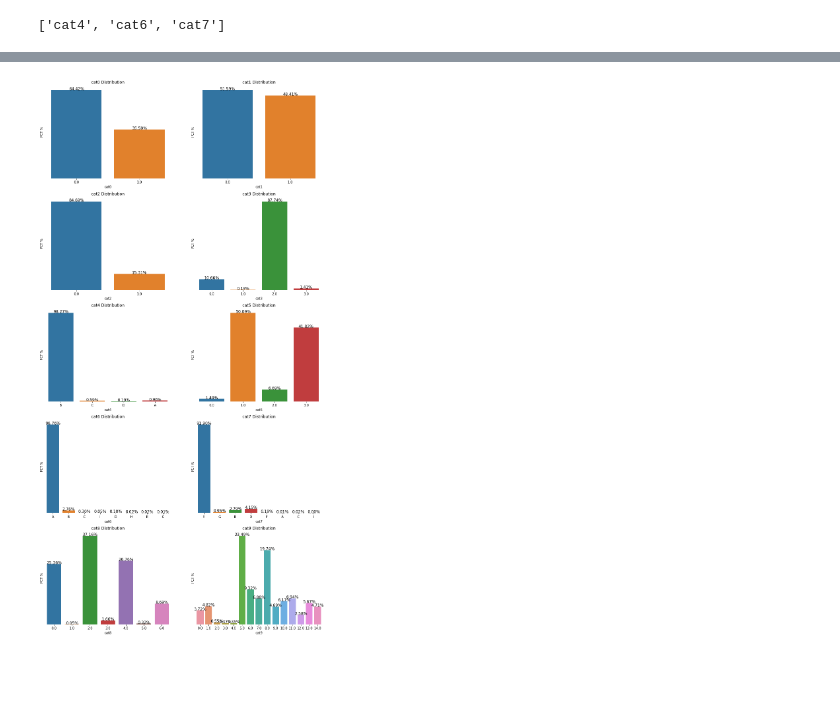
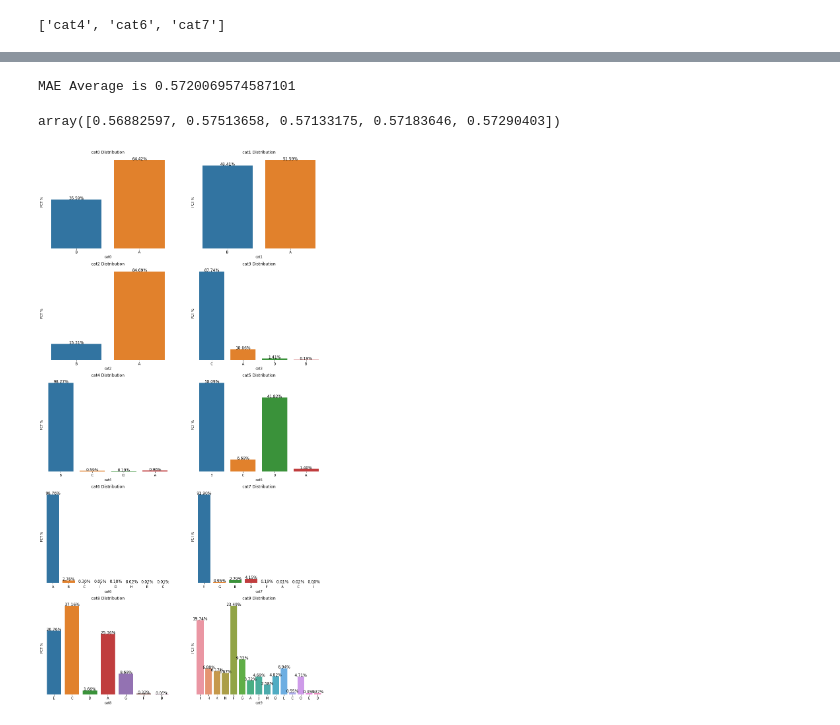
Before and after one commit to fouad89/30DaysofML-Kaggle, a Jupyter notebook: 30-days-of-ml-competition1/06_XGBoost new params.ipynb, the cells around one changed output, grey strips where cells are left out. Saved outputs shown, nothing was run; the diff lists cells and outputs as text; code cells hidden in the pictures; blank space fills up the shorter version.

```diff
--- a/30-days-of-ml-competition1/06_XGBoost new params.ipynb
+++ b/30-days-of-ml-competition1/06_XGBoost new params.ipynb
@@ -36,9 +33,8 @@ import warnings
 warnings.simplefilter(action='ignore', category=Warning)
 # %%
 COMPETETION_PATH = "/content/drive/MyDrive/30-days-of-ml-competition1"
-TRAIN_DATA_PATH = "/content/drive/MyDrive/30-days-of-ml-competition1/data/train.csv"
-TEST_DATA_PATH = "/content/drive/MyDrive/30-days-of-ml-competition1/data/test.csv"
-OUTPUT_PATH = "/content/drive/MyDrive/30-days-of-ml-competition1/output"
+TRAIN_DATA_PATH = os.path.join("data", "train.csv")
+TEST_DATA_PATH = os.path.join("data", "test.csv")
 # %%
 def read_organise_data(train=TRAIN_DATA_PATH):
     """read the data from a path and splitting to features and target
@@ -62,8 +61,8 @@ def create_num_cols(df):
 def create_cat_cols(df):
     return [cname for cname in df.columns if (df[cname].dtypes=="object")]
 
-num_cnames = create_num_cols(df)
-cat_cnames = create_cat_cols(df)
+num_cnames = create_num_cols(X)
+cat_cnames = create_cat_cols(X)
 all_cnames = num_cnames + cat_cnames
 
 print(f"There are {len(num_cnames)} Numerical columns")
@@ -290,7 +158,24 @@ model.compile(loss='mean_absolute_error', optimizer='adam', metrics=['mean_absol
+# %%
+
+# cross validation scores
+mae_scores = -1 * cross_val_score(xgb_pipeline, X, y,
+                                  cv=5, scoring='neg_mean_absolute_error')
+
+print(f"MAE Average is {mae_scores.mean()}")
+
+    """old MAE Average is 0.5720069574587101
+
+    """
+# %% [output]
+MAE Average is 0.5720069574587101
+# %%
+mae_scores
+# %% [output]
+array([0.56882597, 0.57513658, 0.57133175, 0.57183646, 0.57290403])
 # %%
 X_test = pd.read_csv(TEST_DATA_PATH, index_col='id')
-X_test[cat_cnames] = ordinal_encode.transform(X_test[cat_cnames])
+
 count_plots_cat(X_test)
-X_test.drop(dropped_cols, axis=1, inplace=True)
+#X_test.drop(dropped_cols, axis=1, inplace=True)
 # %% [output]
-[figure, old version]
+[figure, new version]
```
Also changed, not shown: parts of 27 cells of this notebook.
